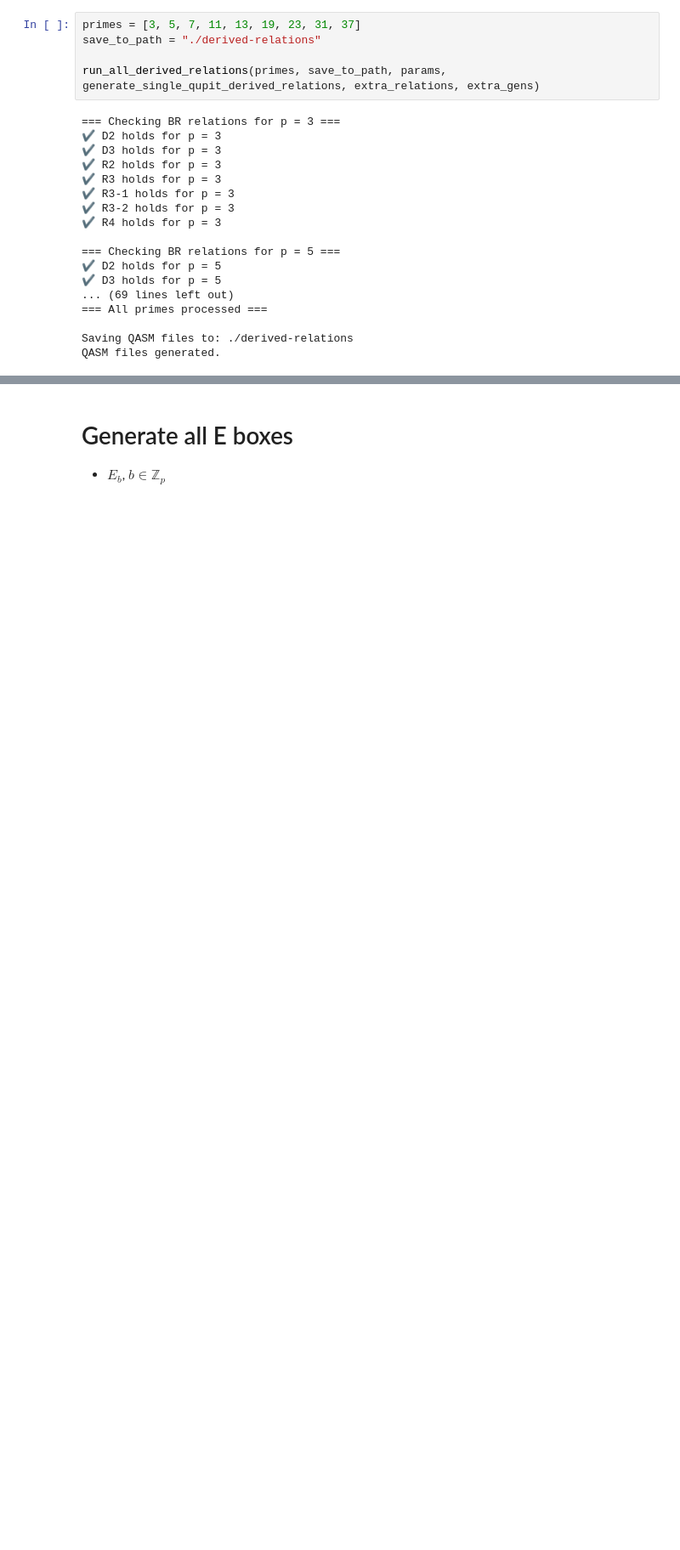
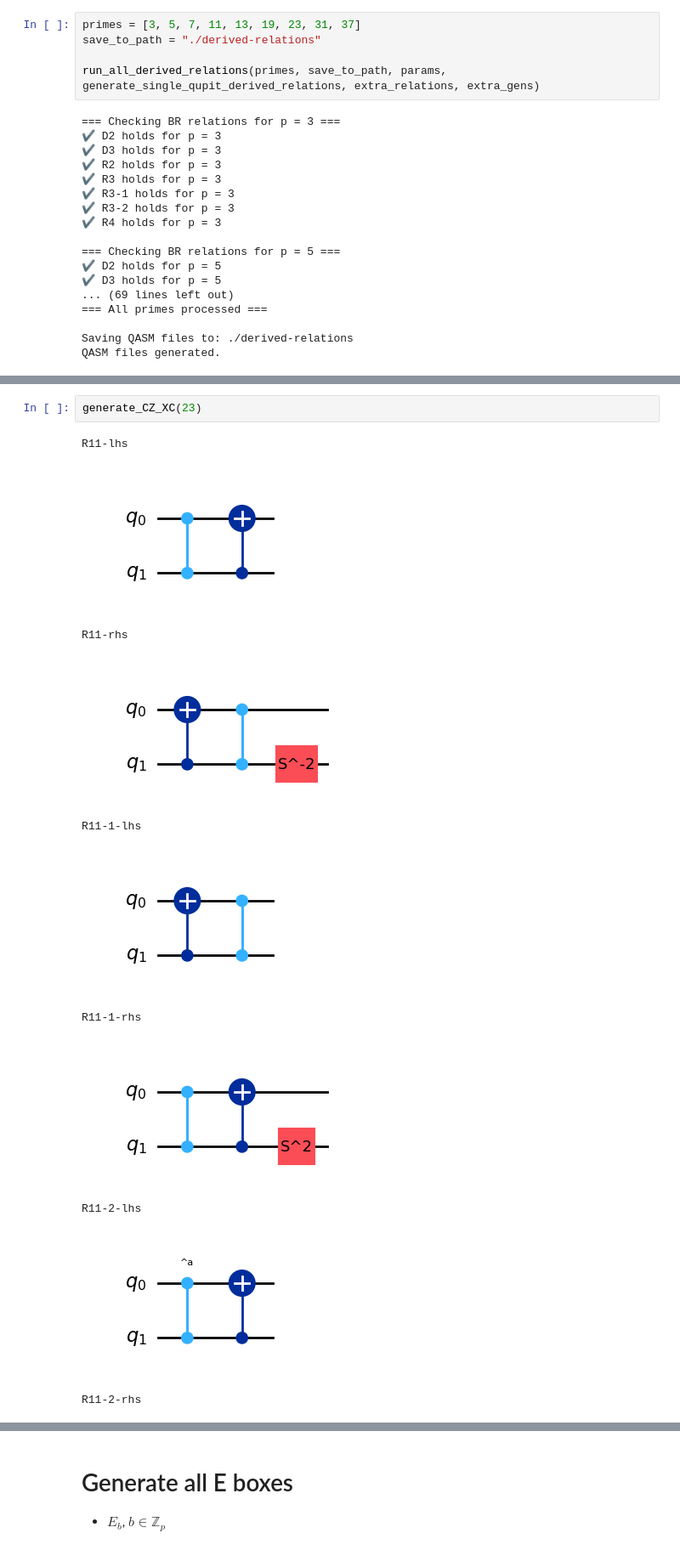
Before and after one commit to SarahMMMLi/QuditClifford, a Jupyter notebook: notebooks/DerivedRelations-Soundness.ipynb, the cells around one changed output, grey strips where cells are left out. Shown at 85% size. Drawn from its saved outputs; the diff is of its cells as text; blank space fills up the shorter version.

```diff
--- a/notebooks/DerivedRelations-Soundness.ipynb
+++ b/notebooks/DerivedRelations-Soundness.ipynb
@@ -908,0 +1413,14 @@ QASM files generated.
+# %%
+generate_CZ_XC(23)
+# %% [output]
+R11-lhs
+[figure, added]
+R11-rhs
+[figure, added]
+R11-1-lhs
+[figure, added]
+R11-1-rhs
+[figure, added]
+R11-2-lhs
+[figure, added]
+R11-2-rhs
```
Also changed, not shown: parts of 13 cells of this notebook, 48 other files.
